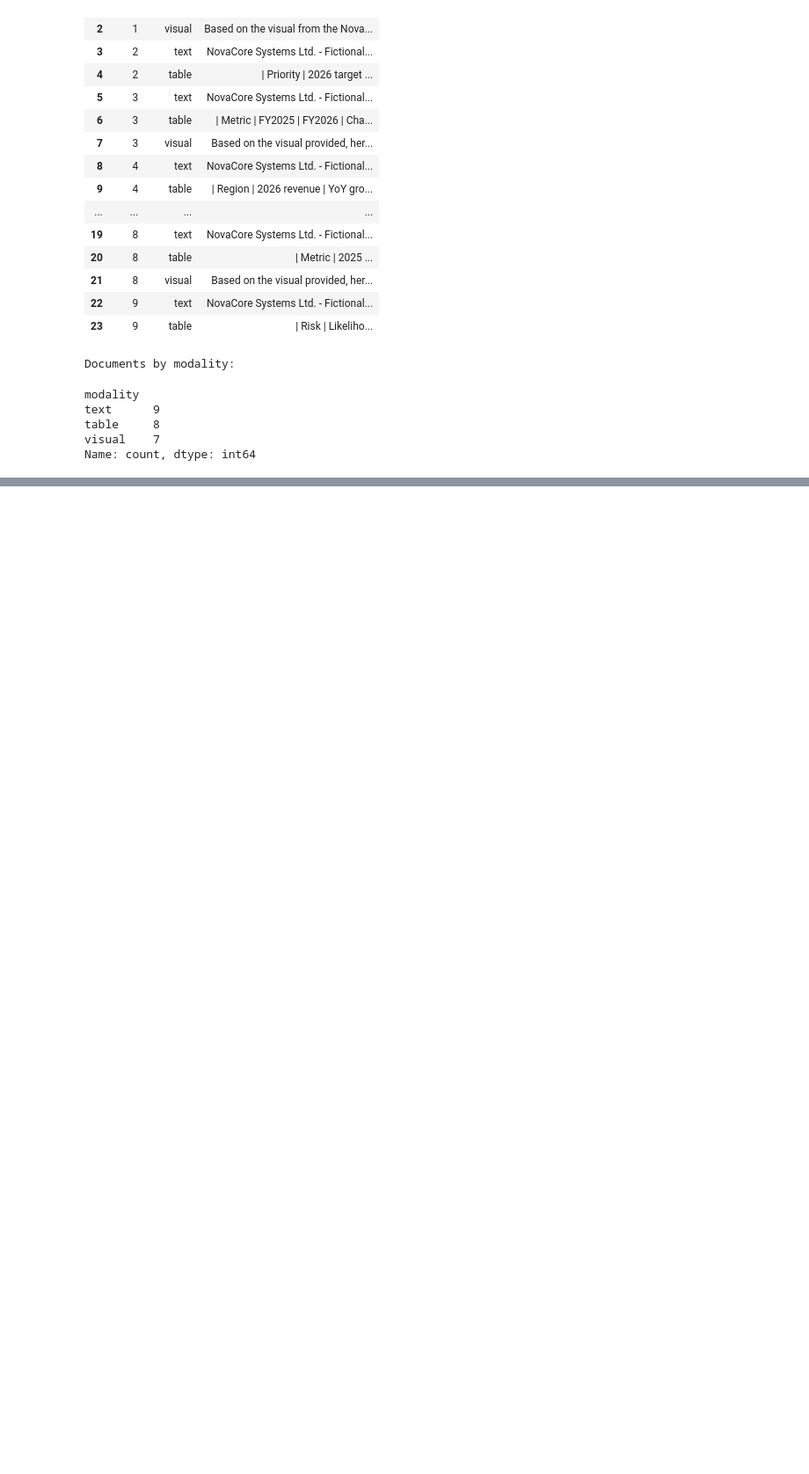
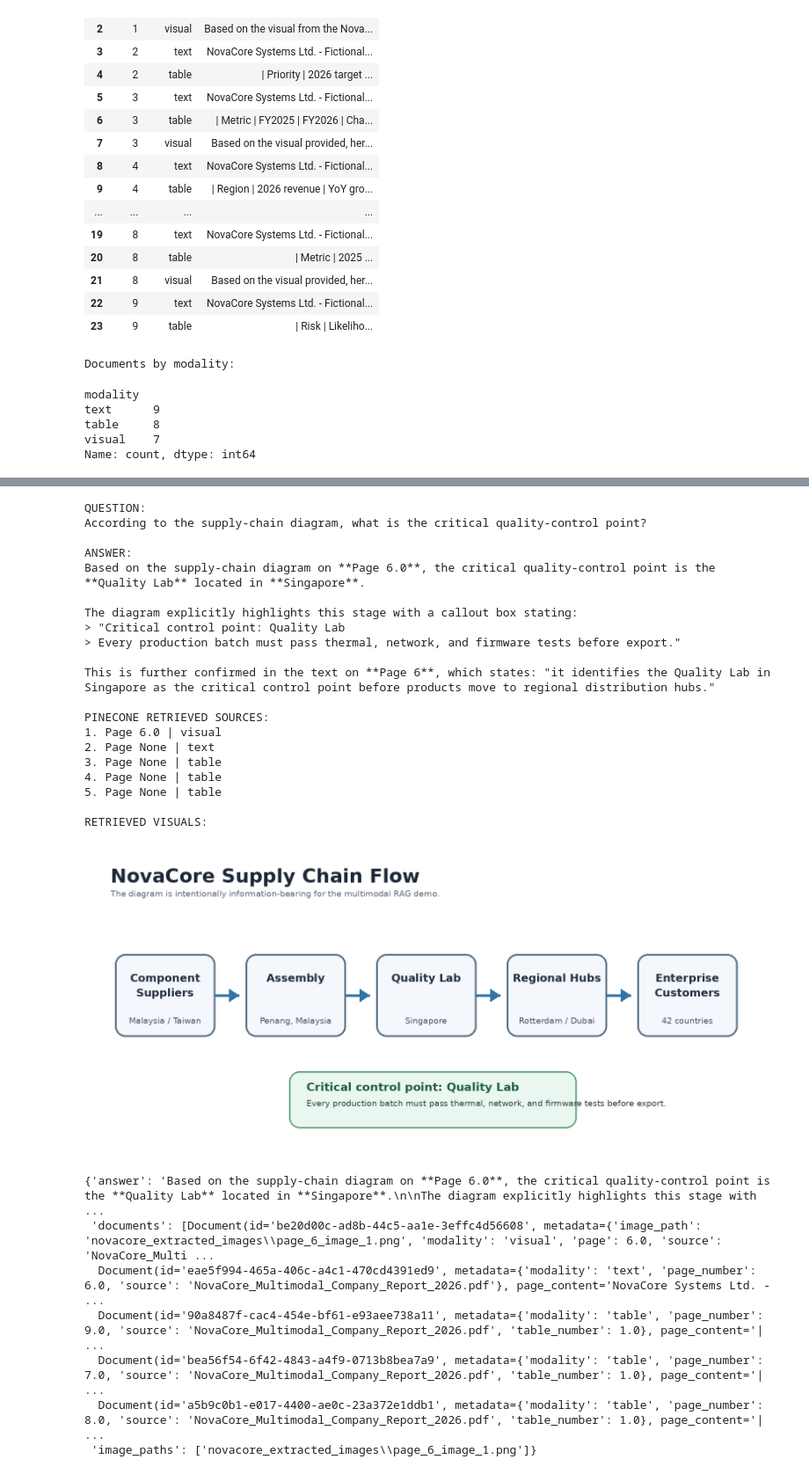
Before and after one commit to Manis06-082005/AllABOUTRAG, a Jupyter notebook: MultiModalRag/multimodal.ipynb, the cells around one changed output, grey strips where cells are left out. Shown at 88% size. Drawn from its saved outputs; the diff is of its cells as text; code cells hidden in the pictures; blank space fills up the shorter version.

Commit message:
final multimodal rag

```diff
--- a/MultiModalRag/multimodal.ipynb
+++ b/MultiModalRag/multimodal.ipynb
@@ -264,0 +603,35 @@ Name: count, dtype: int64
+# %%
+
+ask_rag(
+    "According to the supply-chain diagram, what is the critical quality-control point?",
+    show_images=True,
+)
+# %% [output]
+QUESTION:
+According to the supply-chain diagram, what is the critical quality-control point?
+
+ANSWER:
+Based on the supply-chain diagram on **Page 6.0**, the critical quality-control point is the **Quality Lab** located in **Singapore**.
+
+The diagram explicitly highlights this stage with a callout box stating:
+> "Critical control point: Quality Lab
+> Every production batch must pass thermal, network, and firmware tests before export."
+
+This is further confirmed in the text on **Page 6**, which states: "it identifies the Quality Lab in Singapore as the critical control point before products move to regional distribution hubs."
+
+PINECONE RETRIEVED SOURCES:
+1. Page 6.0 | visual
+2. Page None | text
+3. Page None | table
+4. Page None | table
+5. Page None | table
+
+RETRIEVED VISUALS:
+[figure, added]
+{'answer': 'Based on the supply-chain diagram on **Page 6.0**, the critical quality-control point is the **Quality Lab** located in **Singapore**.\n\nThe diagram explicitly highlights this stage with  ...
+ 'documents': [Document(id='be20d00c-ad8b-44c5-aa1e-3effc4d56608', metadata={'image_path': 'novacore_extracted_images\\page_6_image_1.png', 'modality': 'visual', 'page': 6.0, 'source': 'NovaCore_Multi ...
+  Document(id='eae5f994-465a-406c-a4c1-470cd4391ed9', metadata={'modality': 'text', 'page_number': 6.0, 'source': 'NovaCore_Multimodal_Company_Report_2026.pdf'}, page_content='NovaCore Systems Ltd. -  ...
+  Document(id='90a8487f-cac4-454e-bf61-e93aee738a11', metadata={'modality': 'table', 'page_number': 9.0, 'source': 'NovaCore_Multimodal_Company_Report_2026.pdf', 'table_number': 1.0}, page_content='|  ...
+  Document(id='bea56f54-6f42-4843-a4f9-0713b8bea7a9', metadata={'modality': 'table', 'page_number': 7.0, 'source': 'NovaCore_Multimodal_Company_Report_2026.pdf', 'table_number': 1.0}, page_content='|  ...
+  Document(id='a5b9c0b1-e017-4400-ae0c-23a372e1ddb1', metadata={'modality': 'table', 'page_number': 8.0, 'source': 'NovaCore_Multimodal_Company_Report_2026.pdf', 'table_number': 1.0}, page_content='|  ...
+ 'image_paths': ['novacore_extracted_images\\page_6_image_1.png']}
```
Also changed, not shown: parts of 16 cells of this notebook.
